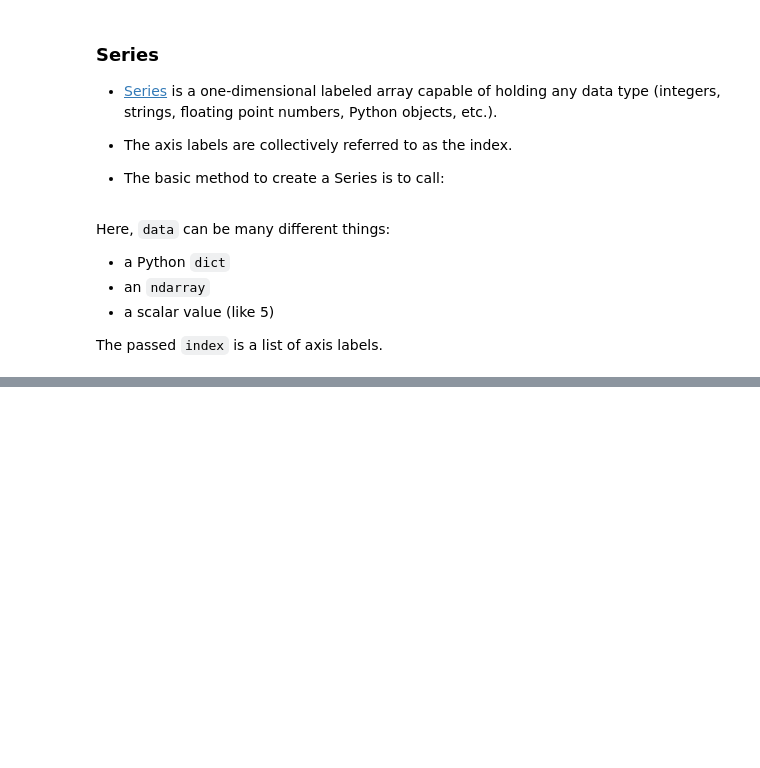
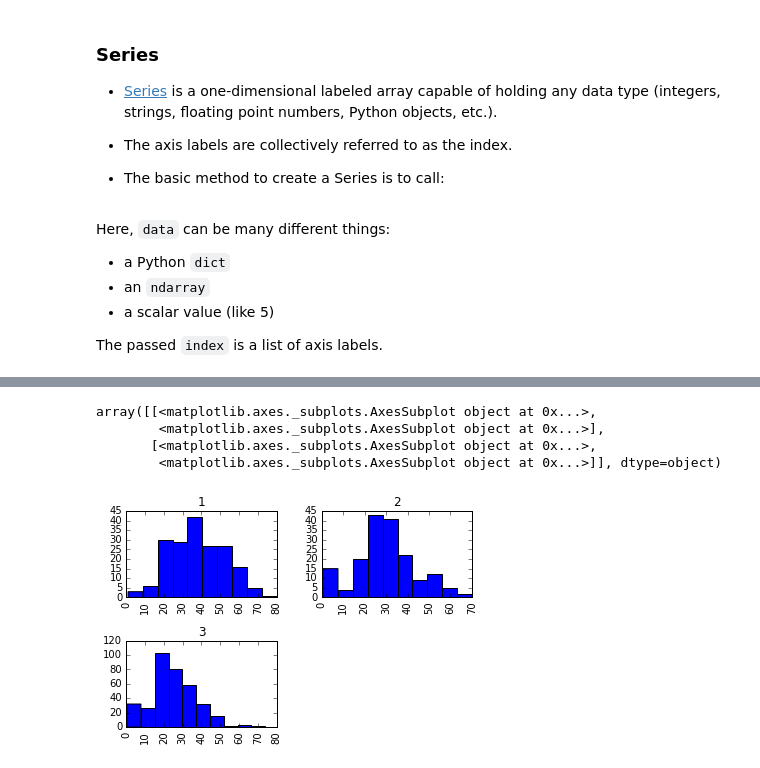
Before and after one commit to kudkudak/python-for-data-processing, a Jupyter notebook: L5.ipynb, the cells around one changed output, grey strips where cells are left out. Drawn from its saved outputs; the diff is of its cells as text; code cells hidden in the pictures; blank space fills up the shorter version.

```diff
--- a/L5.ipynb
+++ b/L5.ipynb
@@ -190,0 +484,2 @@ dtype: float64
+# %%
+x = pd.read_csv("data/5/titanic_train.csv")
@@ -190,0 +512,8 @@ dtype: float64
+# %%
+x.hist("Age", by='Pclass')
+# %% [output]
+array([[<matplotlib.axes._subplots.AxesSubplot object at 0x...>,
+        <matplotlib.axes._subplots.AxesSubplot object at 0x...>],
+       [<matplotlib.axes._subplots.AxesSubplot object at 0x...>,
+        <matplotlib.axes._subplots.AxesSubplot object at 0x...>]], dtype=object)
+[figure, added]
```
Also changed, not shown: parts of 38 cells of this notebook, 2 other files.
